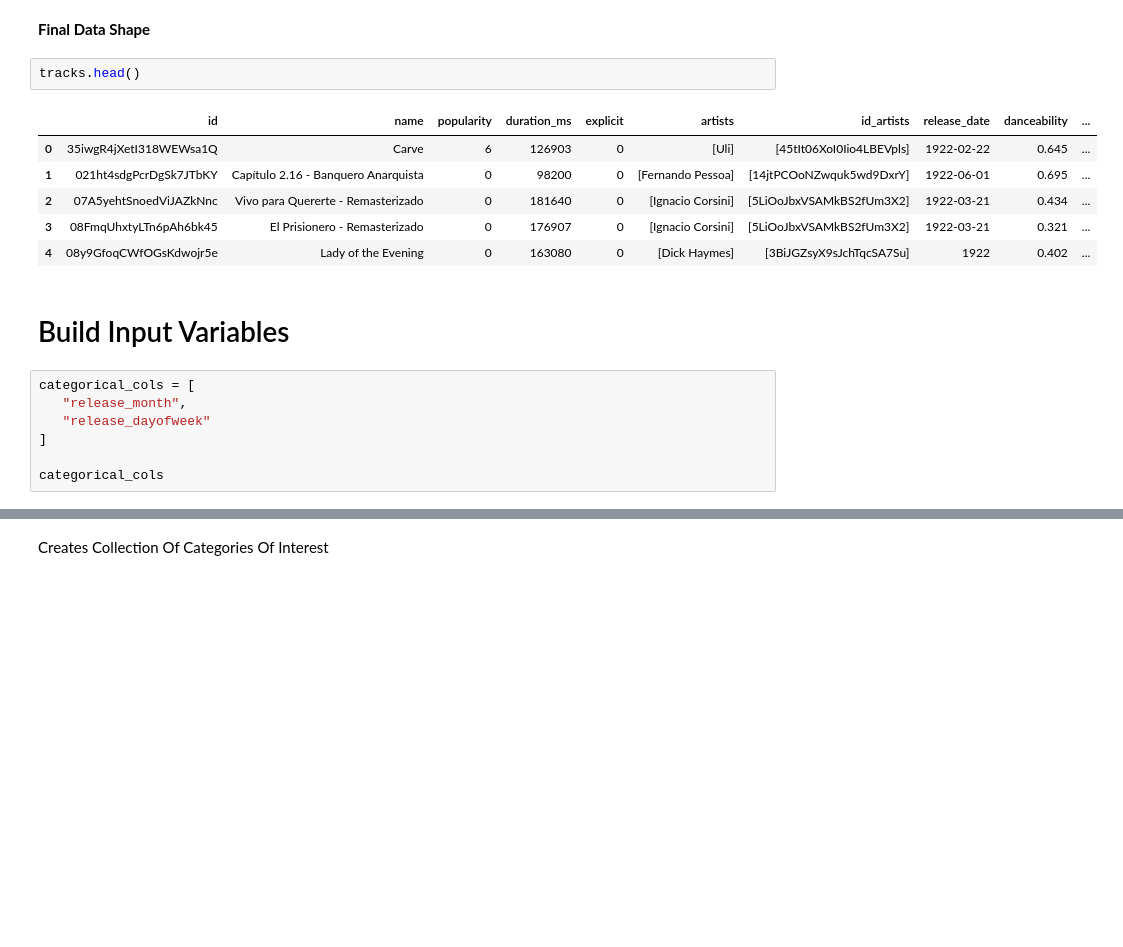
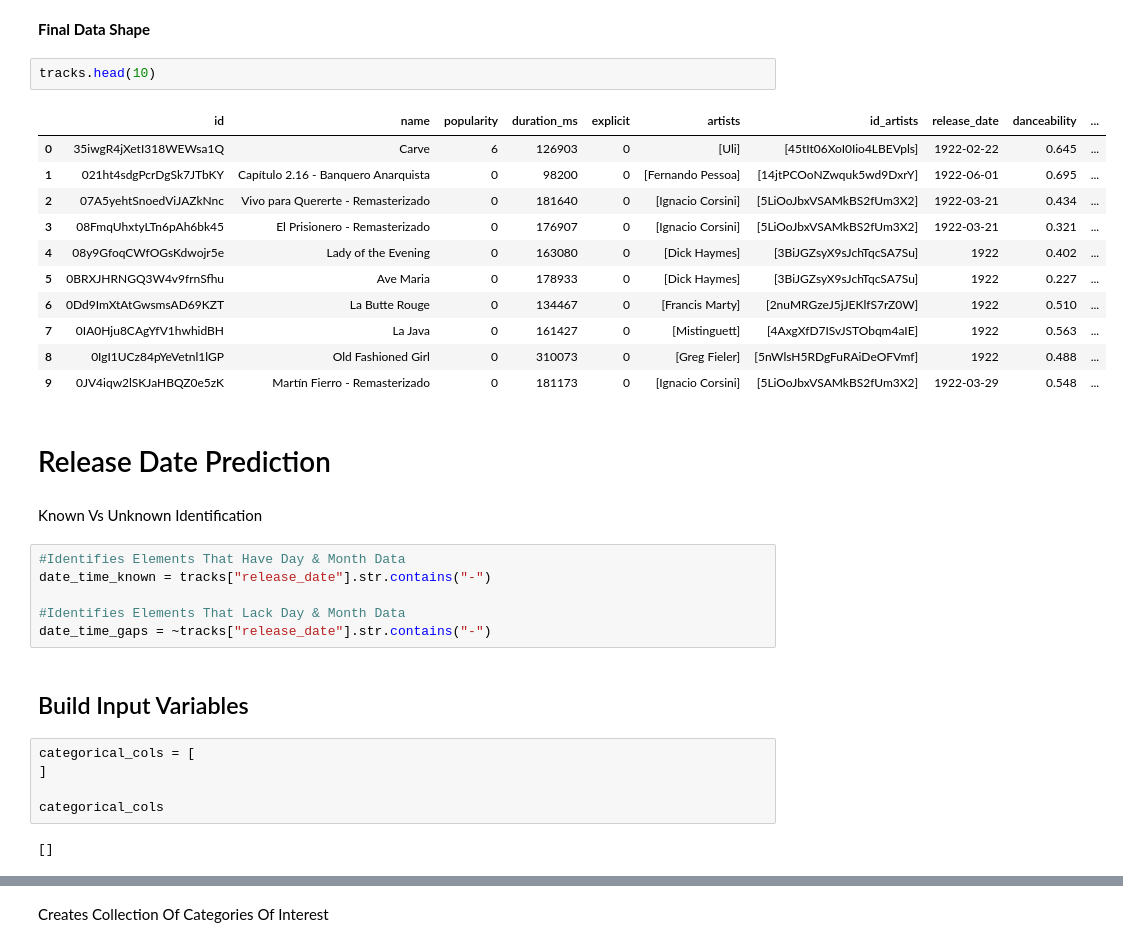
Before and after one commit to pjmaguire/find_me_music, a Jupyter notebook: Find_Me_Music.ipynb, the cells around one changed output, grey strips where cells are left out. Cells and saved outputs as stored; diff of their text form; blank space fills up the shorter version.

```diff
--- a/Find_Me_Music.ipynb
+++ b/Find_Me_Music.ipynb
@@ -267,23 +269,38 @@ See the caveats in the documentation: https://pandas.pydata.org/pandas-docs/stab
 # %% [markdown]
 **Final Data Shape**
 # %%
-tracks.head()
+tracks.head(10)
 # %% [output]
 |  | id | name | popularity | duration_ms | explicit | artists | id_artists | release_date | danceability | ... |
 | 0 | 35iwgR4jXetI318WEWsa1Q | Carve | 6 | 126903 | 0 | [Uli] | [45tIt06XoI0Iio4LBEVpls] | 1922-02-22 | 0.645 | ... |
 | 1 | 021ht4sdgPcrDgSk7JTbKY | Capítulo 2.16 - Banquero Anarquista | 0 | 98200 | 0 | [Fernando Pessoa] | [14jtPCOoNZwquk5wd9DxrY] | 1922-06-01 | 0.695 | ... |
 | 2 | 07A5yehtSnoedViJAZkNnc | Vivo para Quererte - Remasterizado | 0 | 181640 | 0 | [Ignacio Corsini] | [5LiOoJbxVSAMkBS2fUm3X2] | 1922-03-21 | 0.434 | ... |
 | 3 | 08FmqUhxtyLTn6pAh6bk45 | El Prisionero - Remasterizado | 0 | 176907 | 0 | [Ignacio Corsini] | [5LiOoJbxVSAMkBS2fUm3X2] | 1922-03-21 | 0.321 | ... |
 | 4 | 08y9GfoqCWfOGsKdwojr5e | Lady of the Evening | 0 | 163080 | 0 | [Dick Haymes] | [3BiJGZsyX9sJchTqcSA7Su] | 1922 | 0.402 | ... |
+| 5 | 0BRXJHRNGQ3W4v9frnSfhu | Ave Maria | 0 | 178933 | 0 | [Dick Haymes] | [3BiJGZsyX9sJchTqcSA7Su] | 1922 | 0.227 | ... |
+| 6 | 0Dd9ImXtAtGwsmsAD69KZT | La Butte Rouge | 0 | 134467 | 0 | [Francis Marty] | [2nuMRGzeJ5jJEKlfS7rZ0W] | 1922 | 0.510 | ... |
+| 7 | 0IA0Hju8CAgYfV1hwhidBH | La Java | 0 | 161427 | 0 | [Mistinguett] | [4AxgXfD7ISvJSTObqm4aIE] | 1922 | 0.563 | ... |
+| 8 | 0IgI1UCz84pYeVetnl1lGP | Old Fashioned Girl | 0 | 310073 | 0 | [Greg Fieler] | [5nWlsH5RDgFuRAiDeOFVmf] | 1922 | 0.488 | ... |
+| 9 | 0JV4iqw2lSKJaHBQZ0e5zK | Martín Fierro - Remasterizado | 0 | 181173 | 0 | [Ignacio Corsini] | [5LiOoJbxVSAMkBS2fUm3X2] | 1922-03-29 | 0.548 | ... |
+# %% [markdown]
+# Release Date Prediction
+# %% [markdown]
+Known Vs Unknown Identification
+# %%
+#Identifies Elements That Have Day & Month Data
+date_time_known = tracks["release_date"].str.contains("-")
+
+#Identifies Elements That Lack Day & Month Data
+date_time_gaps = ~tracks["release_date"].str.contains("-")
 # %% [markdown]
-# Build Input Variables
+## Build Input Variables
 # %%
 categorical_cols = [
-   "release_month",
-   "release_dayofweek"
 ]
 
 categorical_cols
+# %% [output]
+[]
 # %%
 categorical_numerical_columns = [
   "key",
```
Also changed, not shown: parts of 34 cells of this notebook.
